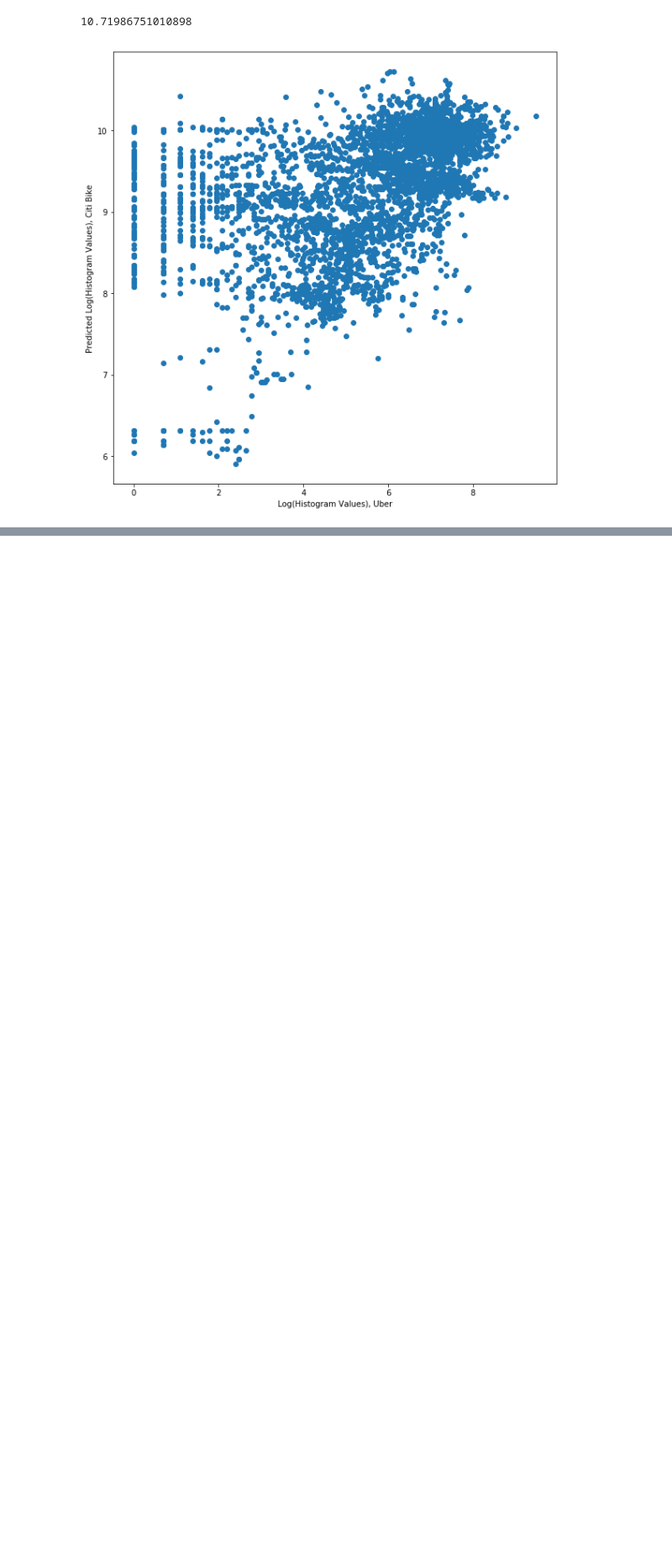
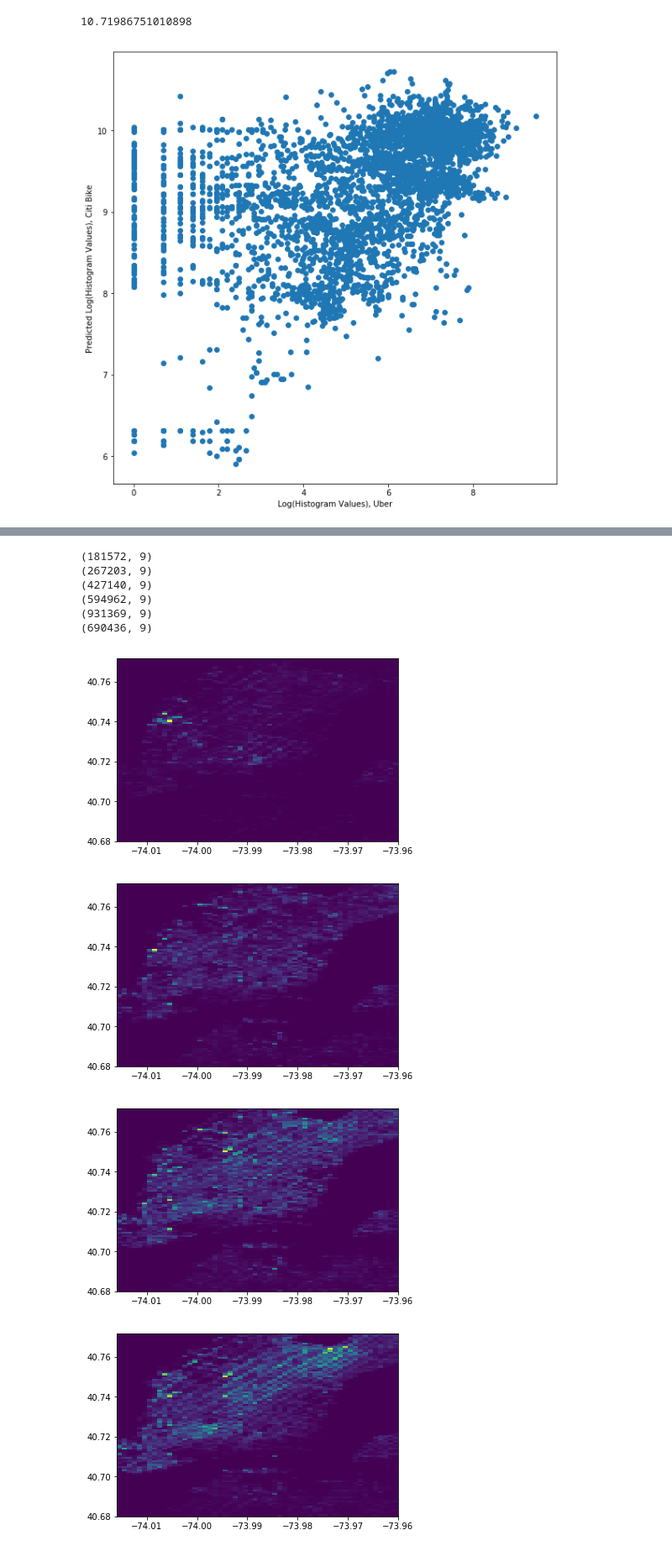
Before and after one commit to joheenc/Lionbase-Case-Study, a Jupyter notebook: Analysis.ipynb, the cells around one changed output, grey strips where cells are left out. Shown at 84% size. Saved outputs shown, nothing was run; the diff lists cells and outputs as text; code cells hidden in the pictures; blank space fills up the shorter version.

Commit message:
Began time-series analysis

```diff
--- a/Analysis.ipynb
+++ b/Analysis.ipynb
@@ -326,0 +321,4 @@ hist_values_new.sort_values(by='lat', ascending=False).head(200)
+# %%
+df_uber['lat_bin'] = uber_lat_bin
+df_uber['lon_bin'] = uber_lon_bin
+df_uber.head()
@@ -326,0 +332,12 @@ hist_values_new.sort_values(by='lat', ascending=False).head(200)
+# %%
+uber_hist_vals = []
+for i in range(len(uber_lat_bin)):
+    try:
+        y = np.where(hist_uber[2] == uber_lat_bin[i])[0][0]
+        x = np.where(hist_uber[1] == uber_lon_bin[i])[0][0]
+        uber_hist_vals.append(hist_uber[0][x][y])
+    except:
+        uber_hist_vals.append(-1)
+
+df_uber["hist_val"] = np.log(uber_hist_vals)
+df_uber.head()
@@ -326,0 +426,31 @@ hist_values_new.sort_values(by='lat', ascending=False).head(200)
+# %%
+#Splitting data by time of day
+uber_t1 = df_uber[(df_uber["hour"] < 4) & (df_uber["hour"] >= 0)]
+uber_t2 = df_uber[(df_uber["hour"] < 8) & (df_uber["hour"] >= 4)]
+uber_t3 = df_uber[(df_uber["hour"] < 12) & (df_uber["hour"] >= 8)]
+uber_t4 = df_uber[(df_uber["hour"] < 16) & (df_uber["hour"] >= 12)]
+uber_t5 = df_uber[(df_uber["hour"] < 20) & (df_uber["hour"] >= 16)]
+uber_t6 = df_uber[(df_uber["hour"] < 24) & (df_uber["hour"] >= 20)]
+print(uber_t1.shape)
+print(uber_t2.shape)
+print(uber_t3.shape)
+print(uber_t4.shape)
+print(uber_t5.shape)
+print(uber_t6.shape)
+# %% [output]
+(181572, 9)
+(267203, 9)
+(427140, 9)
+(594962, 9)
+(931369, 9)
+(690436, 9)
+# %%
+ubertimesteps = [uber_t1, uber_t2, uber_t3, uber_t4, uber_t5, uber_t6]
+for timestep in ubertimesteps:
+    histo = plt.hist2d(timestep['lon'], timestep['lat'], [56, 101])
+    plt.show()
+# %% [output]
+[figure, added]
+[figure, added]
+[figure, added]
+[figure, added]
```
Also changed, not shown: parts of 9 cells of this notebook.
